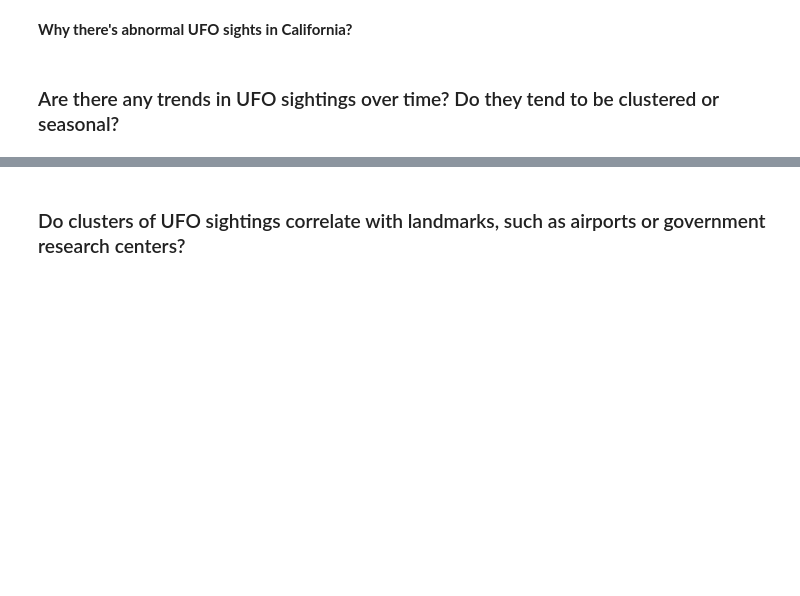
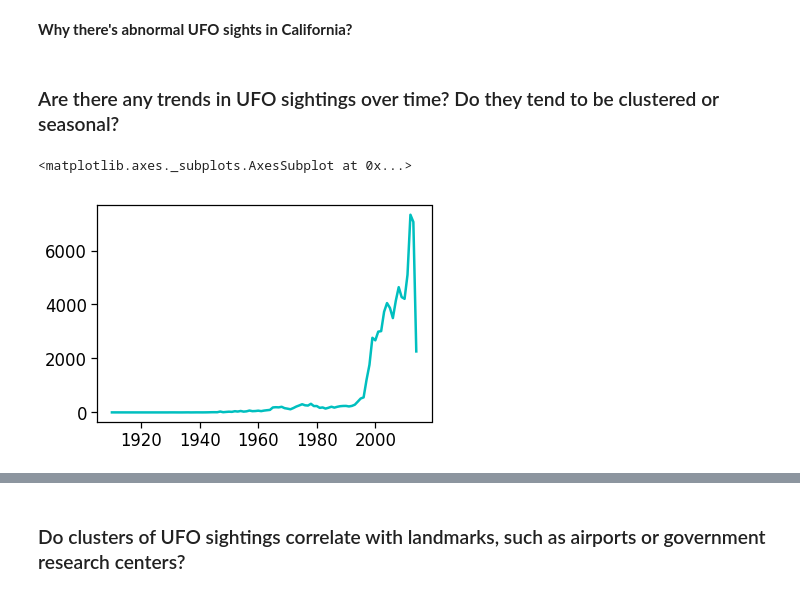
Before and after one commit to introds/introds.github.io, a Jupyter notebook: notebooks/ufo-exploration.ipynb, the cells around one changed output, grey strips where cells are left out. Cells and saved outputs as stored; diff of their text form; code cells hidden in the pictures; blank space fills up the shorter version.

```diff
--- a/notebooks/ufo-exploration.ipynb
+++ b/notebooks/ufo-exploration.ipynb
@@ -46,3 +47,10 @@ sns.barplot(temp.index, temp.values)
 **Why there's abnormal UFO sights in California?**
 # %% [markdown]
 ### Are there any trends in UFO sightings over time? Do they tend to be clustered or seasonal?
+# %%
+temp = df.year.value_counts()
+# temp = temp[temp.index > 1960]
+sns.lineplot(temp.index, temp.values, color="c")
+# %% [output]
+<matplotlib.axes._subplots.AxesSubplot at 0x...>
+[figure, added]
```
Also changed, not shown: parts of 8 cells of this notebook, 3 other files.
